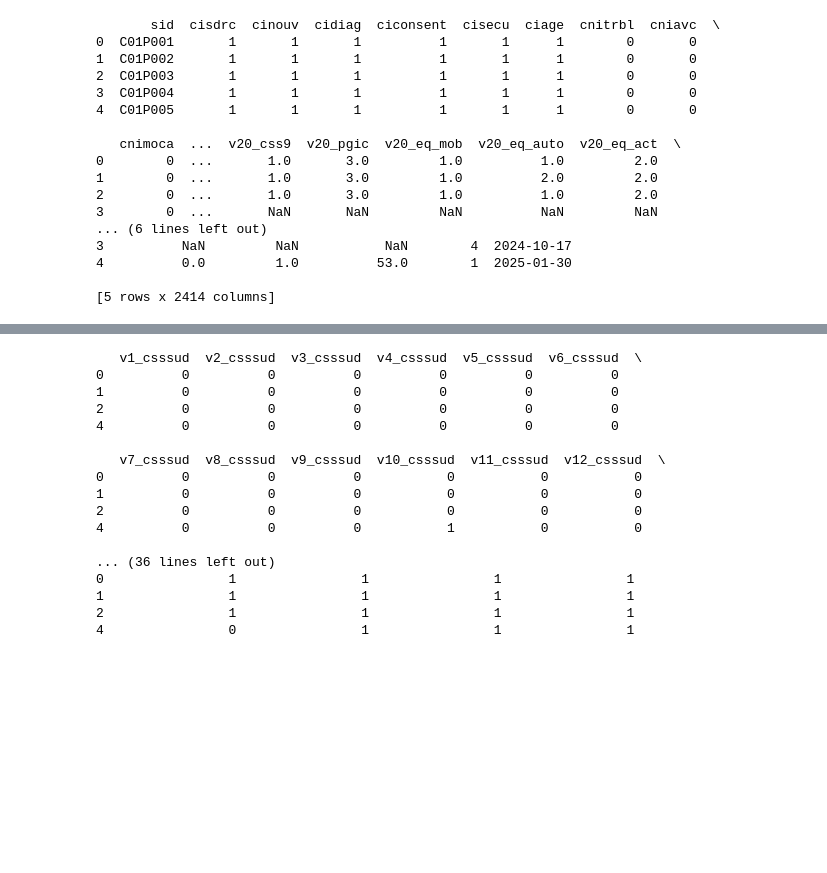
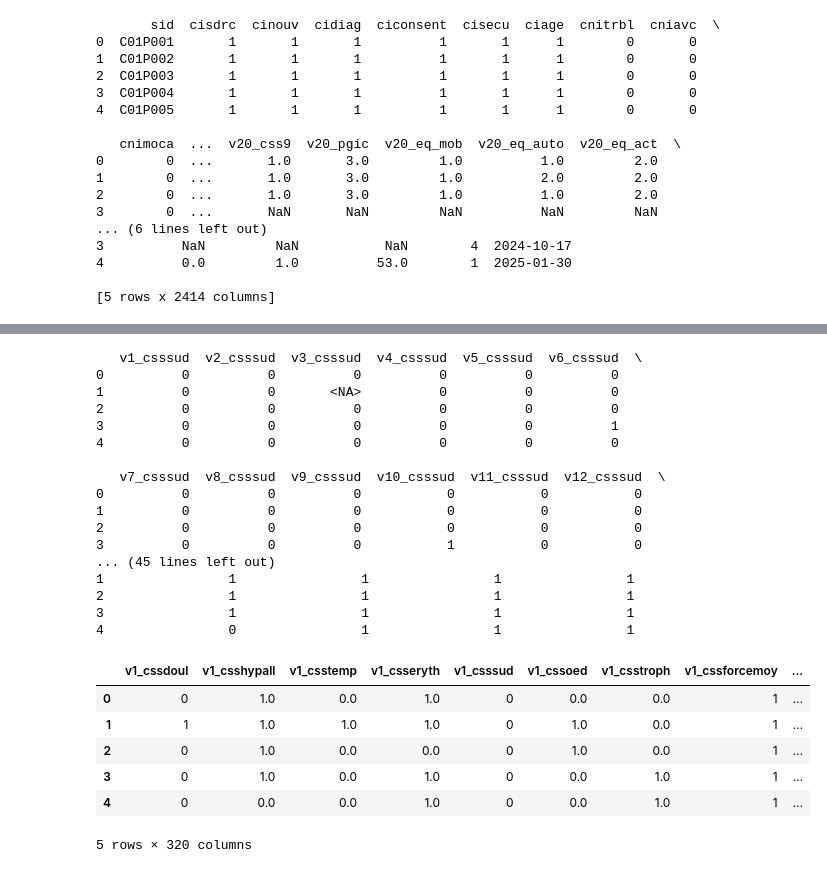
Before and after one commit to Manamalo/Soutenance_Python, a Jupyter notebook: SDRC-data.ipynb, the cells around one changed output, grey strips where cells are left out. Cells and saved outputs as stored; diff of their text form; code cells hidden in the pictures; blank space fills up the shorter version.

```diff
--- a/SDRC-data.ipynb
+++ b/SDRC-data.ipynb
@@ -114,8 +117,9 @@ binarisation = df_css_clean.copy()
 colonnes_cssdoul = binarisation.filter(regex='cssdoul', axis=1).columns
 
 # Appliquer la transformation binaire : >=8 -> 1, <8 -> 0
-binarisation[colonnes_cssdoul] = binarisation[colonnes_cssdoul].applymap(lambda x: 1 if x >= 8 else 0)
-
+binarisation[colonnes_cssdoul] = binarisation[colonnes_cssdoul].applymap(
+    lambda x: 1 if x >= 8 else (0 if pd.notna(x) else pd.NA)
+)
 # Aperçu
 print("Colonnes transformées en binaire :", list(colonnes_cssdoul))
 print(binarisation[colonnes_cssdoul].head())
@@ -248,7 +252,9 @@ colonnes_csssud = df_css_clean.filter(regex='^v.*_csssud$', axis=1).columns
 # Binarisation totalement vectorisée (sans boucle)
 binarisation_sud = ((df_css_clean[colonnes_csssud].sub(df_css_clean['icsssud_s'], axis=0)
                      .abs()
-                     .div(df_css_clean['icsssud_s'], axis=0)) >= 0.3).astype(int)
+                     .div(df_css_clean['icsssud_s'], axis=0)) >= 0.3)
+
+binarisation_sud = binarisation_sud.where(df_css_clean[colonnes_csssud].notna()).astype("Int64")
 
 # Aperçu
 print(binarisation_sud.head())
@@ -259,25 +265,54 @@ colonnes_cssforcemoy = df_css_clean.filter(regex='^v.*_cssforcemoy$', axis=1).co
 # Binarisation totalement vectorisée (différence absolue ≥ 5kg)
 binarisation_forcemoy = ((df_css_clean[colonnes_cssforcemoy]
                           .sub(df_css_clean['icssforcemoy_s'], axis=0)
-                          .abs()) >= 5).astype(int)
+                          .abs()) >= 5)
 
+binarisation_forcemoy = binarisation_forcemoy.where(df_css_clean[colonnes_cssforcemoy].notna()).astype("Int64")
 # Aperçu
 print(binarisation_forcemoy.head())
 # %% [output]
    v1_csssud  v2_csssud  v3_csssud  v4_csssud  v5_csssud  v6_csssud  \
 0          0          0          0          0          0          0
-1          0          0          0          0          0          0
+1          0          0       <NA>          0          0          0
 2          0          0          0          0          0          0
+3          0          0          0          0          0          1
 4          0          0          0          0          0          0
 
    v7_csssud  v8_csssud  v9_csssud  v10_csssud  v11_csssud  v12_csssud  \
 0          0          0          0           0           0           0
 1          0          0          0           0           0           0
 2          0          0          0           0           0           0
-4          0          0          0           1           0           0
-
-... (36 lines left out)
-0                1                1                1                1
+3          0          0          0           1           0           0
+... (45 lines left out)
 1                1                1                1                1
 2                1                1                1                1
+3                1                1                1                1
 4                0                1                1                1
+# %%
+# Tableau final basé sur df_css_clean
+df_binarise_final = df_css_clean.copy()
+
+#remplacement des colonnes douleur par leur version binaire
+df_binarise_final[colonnes_cssdoul] = binarisation[colonnes_cssdoul]
+
+#remplacement des colonnes sudation
+df_binarise_final[colonnes_csssud] = binarisation_sud
+
+#remplacement des colonnes forcemoy
+df_binarise_final[colonnes_cssforcemoy] = binarisation_forcemoy
+
+#supression des parties saines
+df_binarise_final = df_binarise_final.drop(
+    columns=["icsssud_s", "icssforcemoy_s", "icsstemp_s"],
+    errors="ignore"
+)
+
+df_binarise_final
+# %% [output]
+|  | v1_cssdoul | v1_csshypall | v1_csstemp | v1_csseryth | v1_csssud | v1_cssoed | v1_csstroph | v1_cssforcemoy | ... |
+| 0 | 0 | 1.0 | 0.0 | 1.0 | 0 | 0.0 | 0.0 | 1 | ... |
+| 1 | 1 | 1.0 | 1.0 | 1.0 | 0 | 1.0 | 0.0 | 1 | ... |
+| 2 | 0 | 1.0 | 0.0 | 0.0 | 0 | 1.0 | 0.0 | 1 | ... |
+| 3 | 0 | 1.0 | 0.0 | 1.0 | 0 | 0.0 | 1.0 | 1 | ... |
+| 4 | 0 | 0.0 | 0.0 | 1.0 | 0 | 0.0 | 1.0 | 1 | ... |
+5 rows × 320 columns
```
Also changed, not shown: parts of 9 cells of this notebook.
